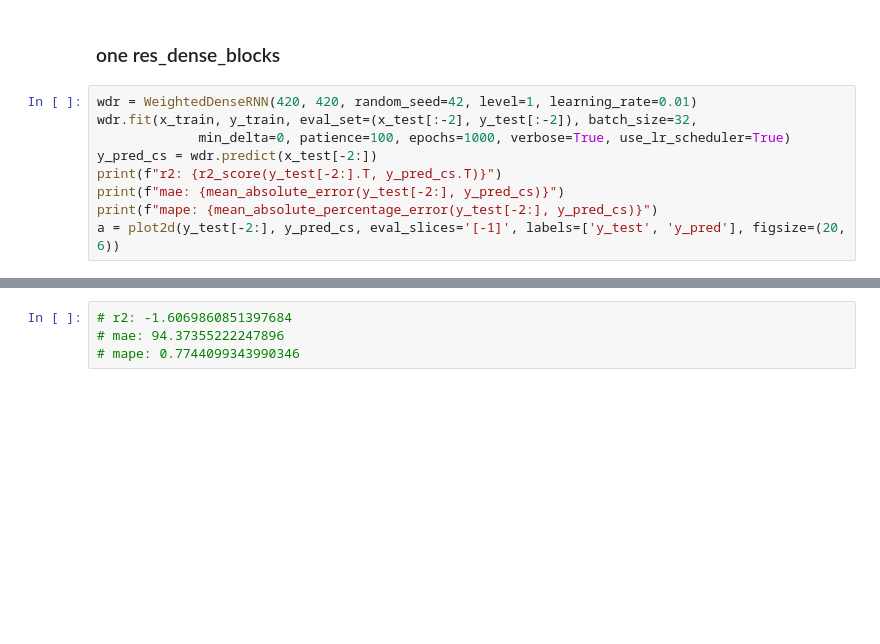
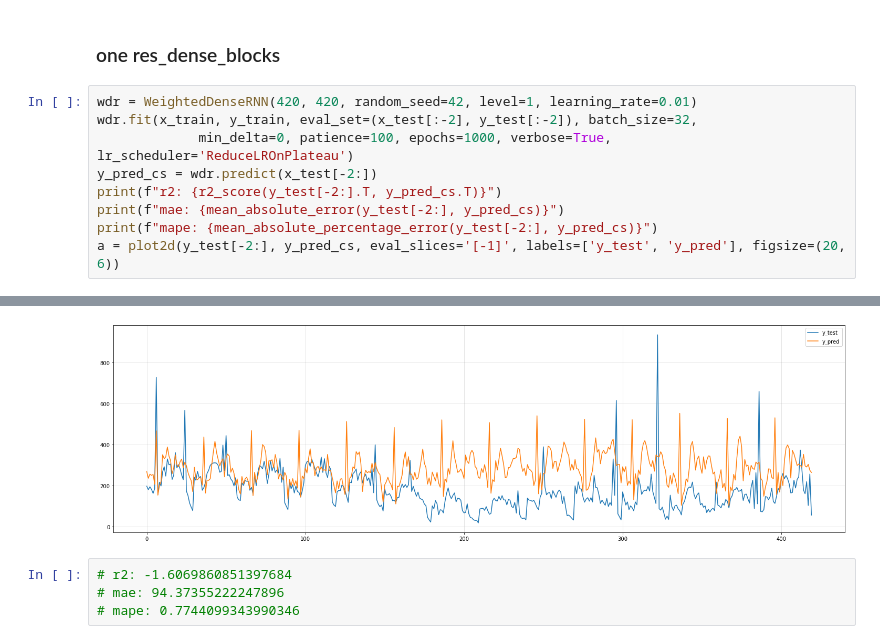
Before and after one commit to BirchKwok/spinesTS, a Jupyter notebook: examples/WeightedDenseRNN.ipynb, the cells around one changed output, grey strips where cells are left out. Cells and saved outputs as stored; diff of their text form; blank space fills up the shorter version.

```diff
--- a/examples/WeightedDenseRNN.ipynb
+++ b/examples/WeightedDenseRNN.ipynb
@@ -48,7 +48,7 @@ x_train.shape
 # %%
 wdr = WeightedDenseRNN(420, 420, random_seed=42, level=1, learning_rate=0.01)
 wdr.fit(x_train, y_train, eval_set=(x_test[:-2], y_test[:-2]), batch_size=32,
-             min_delta=0, patience=100, epochs=1000, verbose=True, use_lr_scheduler=True)
+             min_delta=0, patience=100, epochs=1000, verbose=True, lr_scheduler='ReduceLROnPlateau')
 y_pred_cs = wdr.predict(x_test[-2:])
 print(f"r2: {r2_score(y_test[-2:].T, y_pred_cs.T)}")
 print(f"mae: {mean_absolute_error(y_test[-2:], y_pred_cs)}")
@@ -75,3 +75,4 @@ Epoch 85/1000
+[figure, added]
 # %%
 # r2: -1.6069860851397684
 # mae: 94.37355222247896
```
Also changed, not shown: parts of 2 cells of this notebook, 4 other files.
